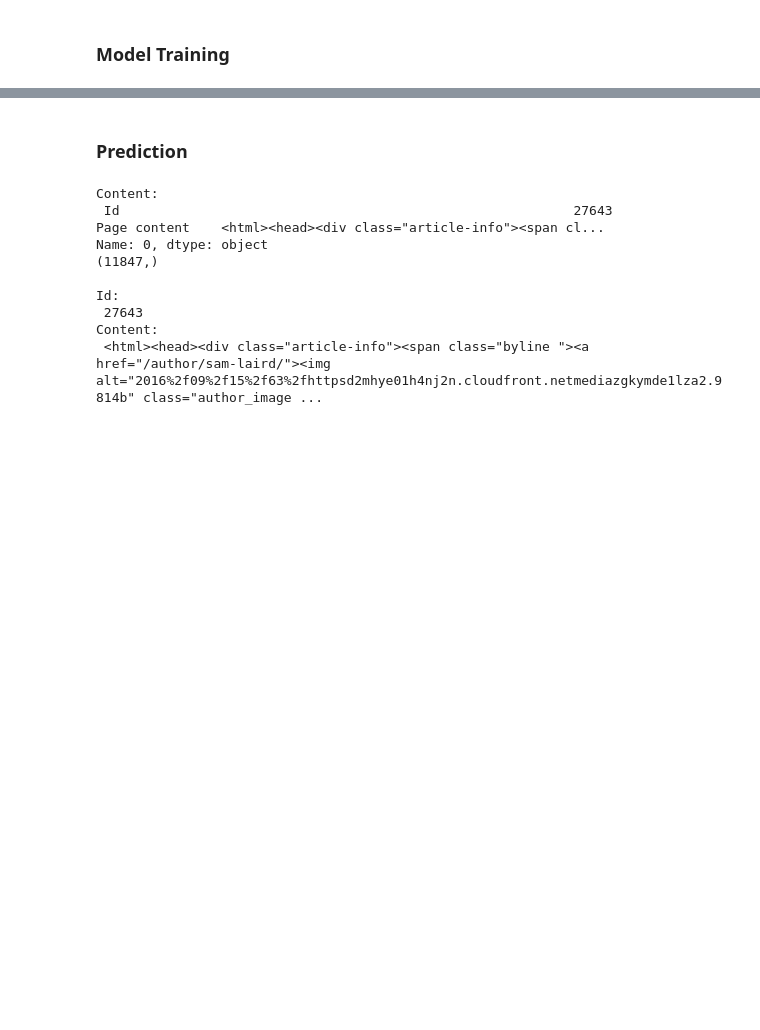
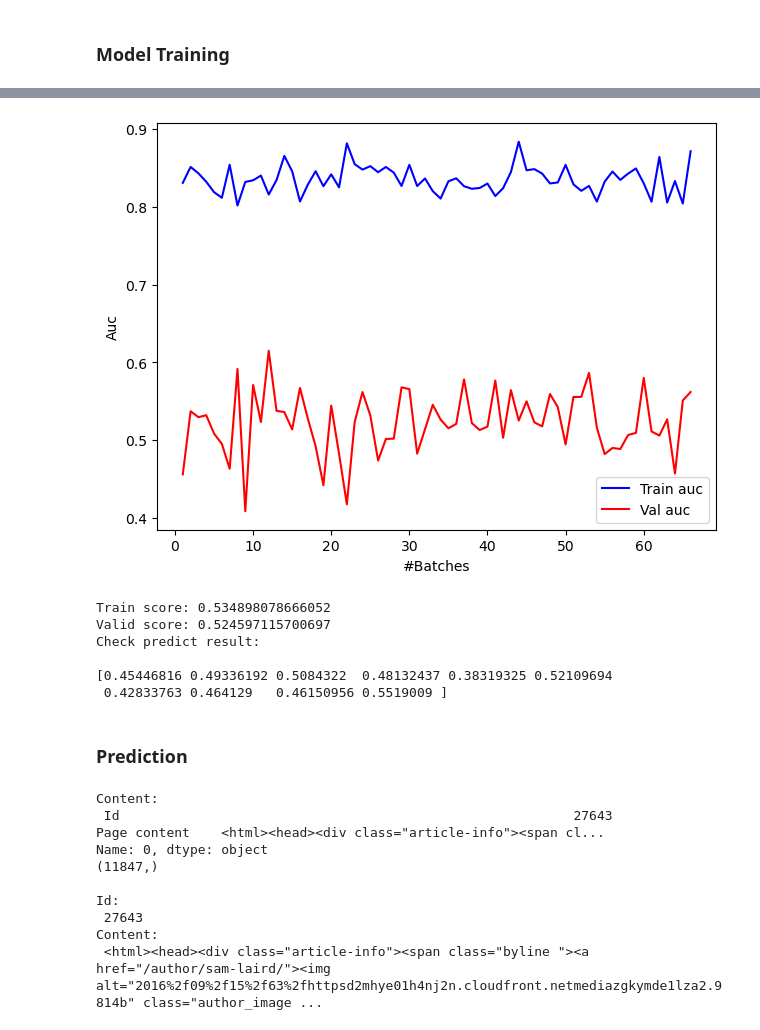
Before and after one commit to DLDaLao2/DeepLearningCups, a Jupyter notebook: Cup1/Cup1.ipynb, the cells around one changed output, grey strips where cells are left out. Saved outputs shown, nothing was run; the diff lists cells and outputs as text; code cells hidden in the pictures; blank space fills up the shorter version.

Commit message:
new features, valid 0.5617

```diff
--- a/Cup1/Cup1.ipynb
+++ b/Cup1/Cup1.ipynb
@@ -390,0 +526,26 @@ print(clf.predict_proba(hashvec.transform(X_train[:10]))[:10,1])
+# %%
+batch_size = 1024
+train_auc, val_auc = [], []
+iters = 3
+
+for i in range(iters):
+    print(f"epoch: {i+1}/{iters}")
+    train_batches = random_mini_batches(X_train, y_train, batch_size)
+    valid_batches = random_mini_batches(X_valid, y_valid, int(batch_size * 0.2))
+    idx = 0
+    for train_batch in train_batches:
+        x_batch, y_batch = train_batch
+        x_batch = hashvec.transform(x_batch)
+        y_batch = LabelEncoder().fit_transform(y_batch)
+        xgboost.fit(x_batch, y_batch)
+        train_score = roc_auc_score(y_batch, xgboost.predict_proba(x_batch)[:,1])
+        train_auc.append(train_score)
+        print(f'[{(idx+1)*batch_size}/{X_train.shape[0]}]')
+        print(f'Train score: {train_score}')
+
+        x_batch, y_batch = valid_batches[idx]
+        y_batch = LabelEncoder().fit_transform(y_batch)
+        valid_score = roc_auc_score(y_batch, xgboost.predict_proba(hashvec.transform(x_batch))[:,1])
+        val_auc.append(valid_score)
+        print(f'Valid score: {valid_score}')
+        idx+=1
@@ -391,3 +570,34 @@ print(clf.predict_proba(hashvec.transform(X_train[:10]))[:10,1])
+# %%
+import os
+if not os.path.exists('output'):
+    os.mkdir('output')
+
+import matplotlib.pyplot as plt
+
+plt.plot(range(1, len(train_auc)+1), train_auc, color='blue', label='Train auc')
+plt.plot(range(1, len(train_auc)+1), val_auc, color='red', label='Val auc')
+plt.legend(loc="best")
+plt.xlabel('#Batches')
+plt.ylabel('Auc')
+plt.tight_layout()
+plt.show()
+# %% [output]
+[figure, added]
+# %%
+train_score = roc_auc_score(LabelEncoder().fit_transform(y_train), xgboost.predict_proba(hashvec.transform(X_train))[:,1])
+valid_score = roc_auc_score(LabelEncoder().fit_transform(y_valid), xgboost.predict_proba(hashvec.transform(X_valid))[:,1])
+print(f'Train score: {train_score}')
+print(f'Valid score: {valid_score}')
+
+print("Check predict result:\n")
+print(xgboost.predict_proba(hashvec.transform(X_train[:10]))[:10,1])
+# %% [output]
+Train score: 0.534898078666052
+Valid score: 0.524597115700697
+Check predict result:
+
+[0.45446816 0.49336192 0.5084322  0.48132437 0.38319325 0.52109694
+ 0.42833763 0.464129   0.46150956 0.5519009 ]
 # %% [markdown]
 ### Prediction
 # %%
```
Also changed, not shown: parts of 22 cells of this notebook.
